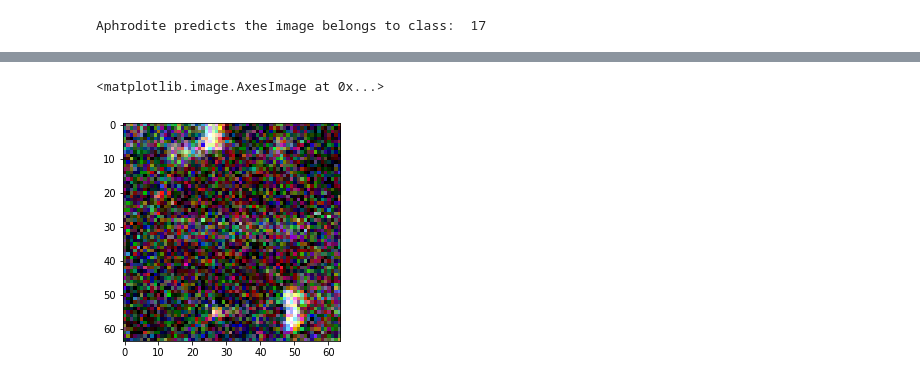
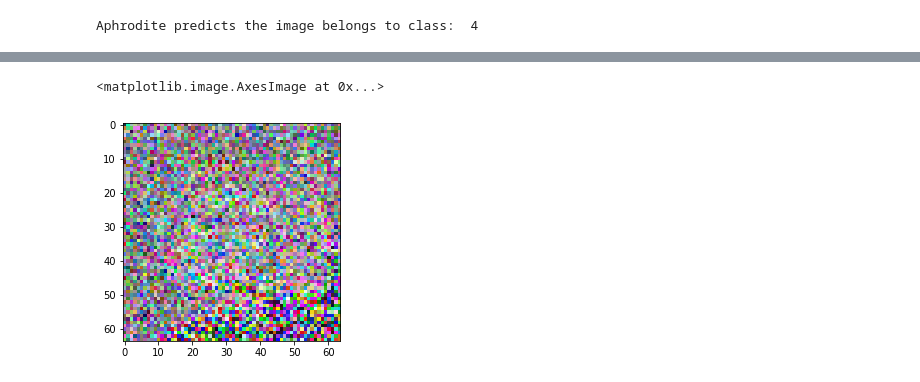
Before and after one commit to lapplislazuli/Medusa, a Jupyter notebook: Medusa/DegGen.ipynb, the cells around one changed output, grey strips where cells are left out. Drawn from its saved outputs; the diff is of its cells as text; code cells hidden in the pictures.

```diff
--- a/Medusa/DegGen.ipynb
+++ b/Medusa/DegGen.ipynb
@@ -6,7 +6,7 @@ import ImageHelper as ImgHelper
 from scipy import misc as scipyMisc
 # %%
 #Load resource - resource folder with ppm images is needed in Medusa folder
-img = ImgHelper.load_ppm_image("resources/00001_00027.ppm")
+img = ImgHelper.load_ppm_image("images/70.ppm")
 plt.imshow(img)
 plt.show()
 # %% [output]
@@ -19,16 +19,16 @@ import numpy as np
 # Load model - Trained model is needed in Medusa folder
 aphrodite = ApTrain.load_model('Aphrodite.h5')
 #Load resource - resource folder with ppm images is needed in Medusa folder
-img = ImgHelper.load_ppm_image("resources/00001_00027.ppm")
+img = ImgHelper.load_ppm_image("images/70.ppm")
 
 #In case of unexpected behavior check, if class of aphrodite.predict(img) matches the class of your image with LabelDictionary
 imgClass = np.where(aphrodite.predict(np.expand_dims(img,0))[0] == 1)[0][0]
 print("Aphrodite predicts the image belongs to class: ", imgClass)
 
 ans = DegGen.degenerate(aphrodite, img, imgClass, DegGen._noise, iterations=1000, maxloops=5000)
-scipyMisc.imsave("resources/localDegenerated.png",ans[1])
+scipyMisc.imsave("images/localDegenerated.png",ans[1])
 plt.imshow(ans[1])
 # %% [output]
-Aphrodite predicts the image belongs to class:  17
+Aphrodite predicts the image belongs to class:  4
 `imsave` is deprecated in SciPy 1.0.0, and will be removed in 1.2.0.
 Use ``imageio.imwrite`` instead.
@@ -37,5 +36,5 @@ WARNING:matplotlib.image:Clipping input data to the valid range for imshow with
 <matplotlib.image.AxesImage at 0x...>
-[figure, old version]
+[figure, new version]
 # %%
 #Remote Degeneration
 
```
Also changed, not shown: parts of 3 cells of this notebook, 5 other files.
